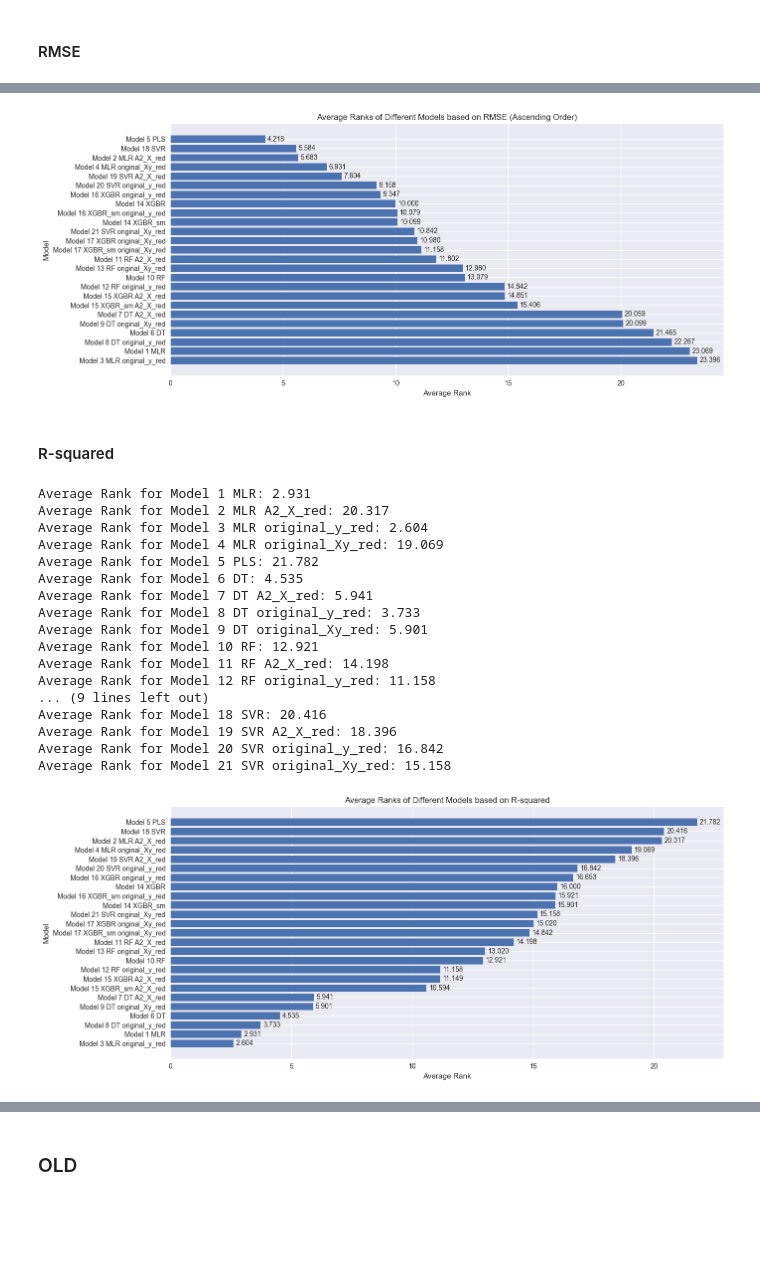
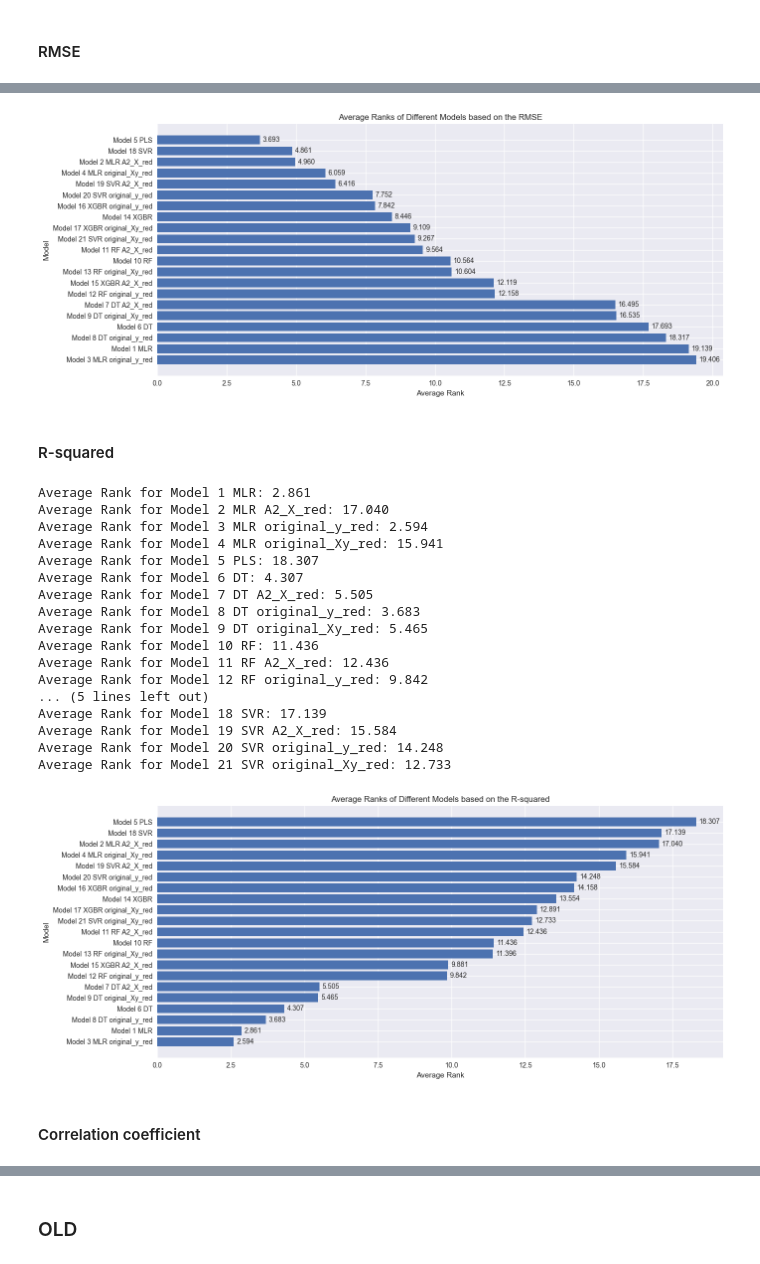
Before and after one commit to bernatsort/Therapy-Progress-Gait-Prediction, a Jupyter notebook: model_comparison.ipynb, the cells around one changed output, grey strips where cells are left out. Saved outputs shown, nothing was run; the diff lists cells and outputs as text; code cells hidden in the pictures; blank space fills up the shorter version.

Commit message:
model comparison corr coeff ranks

```diff
--- a/model_comparison.ipynb
+++ b/model_comparison.ipynb
@@ -209,7 +243,7 @@ model_names = [
                 'Model 6 DT', 'Model 7 DT A2_X_red', 'Model 8 DT original_y_red', 'Model 9 DT original_Xy_red',
                 'Model 10 RF', 'Model 11 RF A2_X_red', 'Model 12 RF original_y_red', 'Model 13 RF original_Xy_red',
                 'Model 14 XGBR', 'Model 15 XGBR A2_X_red', 'Model 16 XGBR original_y_red', 'Model 17 XGBR original_Xy_red',
-                'Model 14 XGBR_sm', 'Model 15 XGBR_sm A2_X_red', 'Model 16 XGBR_sm original_y_red', 'Model 17 XGBR_sm original_Xy_red',
+                # 'Model 14 XGBR_sm', 'Model 15 XGBR_sm A2_X_red', 'Model 16 XGBR_sm original_y_red', 'Model 17 XGBR_sm original_Xy_red',
                 'Model 18 SVR', 'Model 19 SVR A2_X_red', 'Model 20 SVR original_y_red', 'Model 21 SVR original_Xy_red',
               ]
 # %% [markdown]
@@ -227,7 +261,7 @@ rmse_scores_list = [
                     # XGBoost Regressor (single model)
                     rmse_scores_test_A2_xgb, rmse_scores_test_A2_X_red_xgb,  rmse_scores_test_original_y_red_xgb, rmse_scores_test_original_Xy_red_xgb,
                     # XGBoost Regressor (separate models)
-                    rmse_scores_test_A2_xgb_sm, rmse_scores_test_A2_X_red_xgb_sm,  rmse_scores_test_original_y_red_xgb_sm, rmse_scores_test_original_Xy_red_xgb_sm,
+                    # rmse_scores_test_A2_xgb_sm, rmse_scores_test_A2_X_red_xgb_sm,  rmse_scores_test_original_y_red_xgb_sm, rmse_scores_test_original_Xy_red_xgb_sm,
                     # SVR (direct multioutput regression)
                     rmse_scores_test_A2_svr, rmse_scores_test_A2_X_red_svr, rmse_scores_test_original_y_red_svr, rmse_scores_test_original_Xy_red_svr
                     ]
@@ -267,7 +301,7 @@ plt.figure(figsize=(14, 6))
 plt.barh(model_names_sorted, average_ranks_sorted)
 plt.xlabel('Average Rank')
 plt.ylabel('Model')
-plt.title('Average Ranks of Different Models based on RMSE (Ascending Order)')
+plt.title('Average Ranks of Different Models based on the RMSE')
 plt.gca().invert_yaxis()  # Invert y-axis to have the highest rank on top
 
 # Add data labels on the bars
@@ -277,7 +311,7 @@ for index, value in enumerate(average_ranks_sorted):
 plt.tight_layout()
 plt.show()
 # %% [output]
-[figure, old version]
+[figure, new version]
 # %% [markdown]
 #### R-squared
 # %%
@@ -293,7 +327,7 @@ r2_scores_list = [
         # XGBoost Regressor (single model)
         R2_target_test_A2_xgb, R2_target_test_A2_X_red_xgb,  coeff_determination_r2_original_y_red_xgb, coeff_determination_r2_original_Xy_red_xgb,
         # XGBoost Regressor (separate models)
-        R2_target_test_A2_xgb_sm, R2_target_test_A2_X_red_xgb_sm,  coeff_determination_r2_original_y_red_xgb_sm, coeff_determination_r2_original_Xy_red_xgb_sm,
+        # R2_target_test_A2_xgb_sm, R2_target_test_A2_X_red_xgb_sm,  coeff_determination_r2_original_y_red_xgb_sm, coeff_determination_r2_original_Xy_red_xgb_sm,
         # SVR (direct multioutput regression)
         R2_target_test_A2_svr, R2_target_test_A2_X_red_svr, coeff_determination_r2_original_y_red_svr, coeff_determination_r2_original_Xy_red_svr
     ]
@@ -304,42 +338,44 @@ average_ranks_r2 = calculate_average_ranks(r2_scores_list)
 for i, model_name in enumerate(model_names):
     print(f"Average Rank for {model_name}: {average_ranks_r2[i]:.3f}")
 # %% [output]
-Average Rank for Model 1 MLR: 2.931
-Average Rank for Model 2 MLR A2_X_red: 20.317
-Average Rank for Model 3 MLR original_y_red: 2.604
-Average Rank for Model 4 MLR original_Xy_red: 19.069
-Average Rank for Model 5 PLS: 21.782
-Average Rank for Model 6 DT: 4.535
-Average Rank for Model 7 DT A2_X_red: 5.941
-Average Rank for Model 8 DT original_y_red: 3.733
-Average Rank for Model 9 DT original_Xy_red: 5.901
-Average Rank for Model 10 RF: 12.921
-Average Rank for Model 11 RF A2_X_red: 14.198
-Average Rank for Model 12 RF original_y_red: 11.158
-... (9 lines left out)
-Average Rank for Model 18 SVR: 20.416
-Average Rank for Model 19 SVR A2_X_red: 18.396
-Average Rank for Model 20 SVR original_y_red: 16.842
-Average Rank for Model 21 SVR original_Xy_red: 15.158
+Average Rank for Model 1 MLR: 2.861
+Average Rank for Model 2 MLR A2_X_red: 17.040
+Average Rank for Model 3 MLR original_y_red: 2.594
+Average Rank for Model 4 MLR original_Xy_red: 15.941
+Average Rank for Model 5 PLS: 18.307
+Average Rank for Model 6 DT: 4.307
+Average Rank for Model 7 DT A2_X_red: 5.505
+Average Rank for Model 8 DT original_y_red: 3.683
+Average Rank for Model 9 DT original_Xy_red: 5.465
+Average Rank for Model 10 RF: 11.436
+Average Rank for Model 11 RF A2_X_red: 12.436
+Average Rank for Model 12 RF original_y_red: 9.842
+... (5 lines left out)
+Average Rank for Model 18 SVR: 17.139
+Average Rank for Model 19 SVR A2_X_red: 15.584
+Average Rank for Model 20 SVR original_y_red: 14.248
+Average Rank for Model 21 SVR original_Xy_red: 12.733
 # %%
 # Sort model names and average ranks in descending order
 sorted_indices = np.argsort(average_ranks_r2)[::-1]  # Reverse the order
 model_names_sorted = [model_names[i] for i in sorted_indices]
 average_ranks_sorted = [average_ranks_r2[i] for i in sorted_indices]
 
 # Create a bar plot
 plt.figure(figsize=(14, 6))
 plt.barh(model_names_sorted, average_ranks_sorted)
 plt.xlabel('Average Rank')
 plt.ylabel('Model')
-plt.title('Average Ranks of Different Models based on R-squared')
+plt.title('Average Ranks of Different Models based on the R-squared')
 plt.gca().invert_yaxis()  # Invert y-axis to have the highest rank on top
 
 # Add data labels on the bars
 for index, value in enumerate(average_ranks_sorted):
     plt.text(value + 0.1, index, f'{value:.3f}', va='center')
 
 plt.tight_layout()
 plt.show()
 # %% [output]
-[figure, old version]
+[figure, new version]
+# %% [markdown]
+#### Correlation coefficient
```
Also changed, not shown: parts of 11 cells of this notebook.
